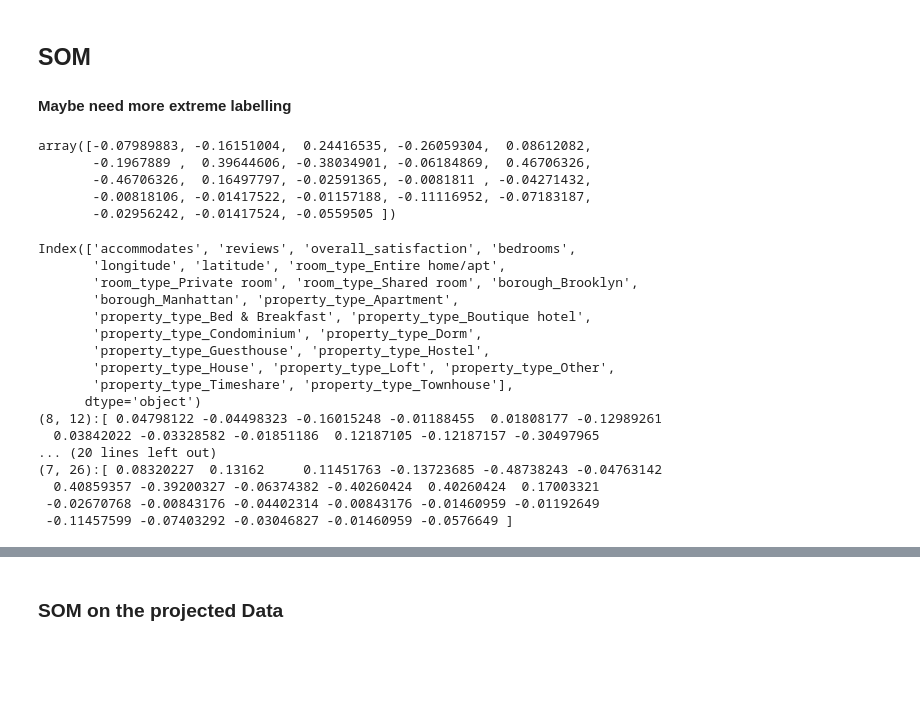
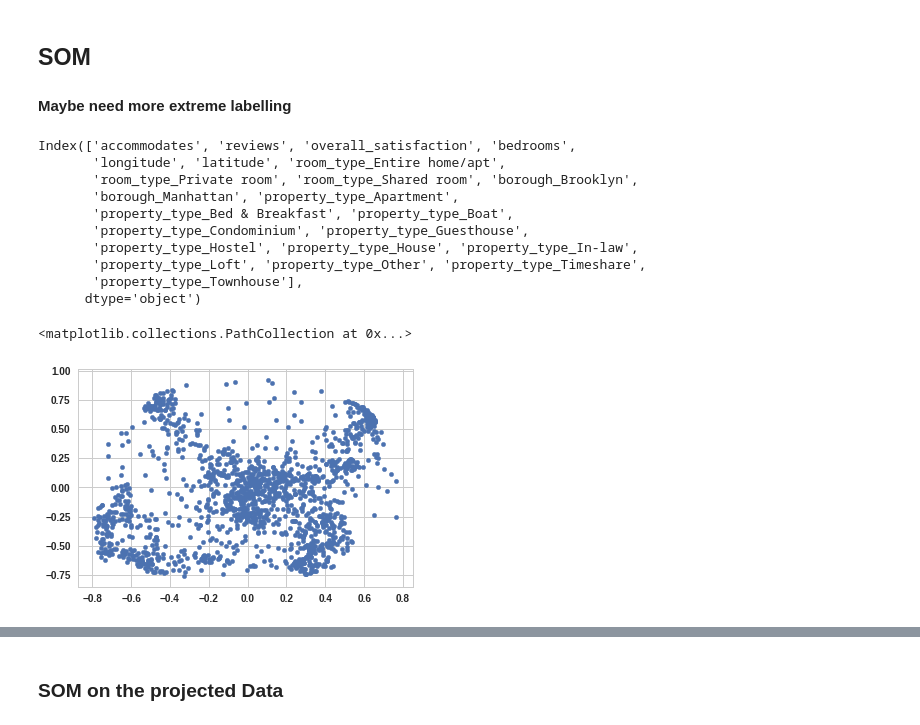
Before and after one commit to edwardfang/IDA_SUSTech_Assignment, a Jupyter notebook: Analysis.ipynb, the cells around one changed output, grey strips where cells are left out. Cells and saved outputs as stored; diff of their text form; code cells hidden in the pictures; blank space fills up the shorter version.

```diff
--- a/Analysis.ipynb
+++ b/Analysis.ipynb
@@ -613,35 +543,21 @@ som = MiniSom(30, 30, 23, sigma=1.4, learning_rate=0.9)
 som.train_random(somdata1,800) # trains the SOM with 100 iterations
-# %%
-som.weights[(1,1)]
-# %% [output]
-array([-0.07989883, -0.16151004,  0.24416535, -0.26059304,  0.08612082,
-       -0.1967889 ,  0.39644606, -0.38034901, -0.06184869,  0.46706326,
-       -0.46706326,  0.16497797, -0.02591365, -0.0081811 , -0.04271432,
-       -0.00818106, -0.01417522, -0.01157188, -0.11116952, -0.07183187,
-       -0.02956242, -0.01417524, -0.0559505 ])
-# %%
-print(somdata1df.columns)
-codebookVectorijs = [(8,12),(29,26),(22,11),(16,29),(13,22),(7,26)]
-for codebookVectorij in codebookVectorijs:
-    print(str(codebookVectorij) + ":" + str(som.weights[codebookVectorij]))
-# %% [output]
-Index(['accommodates', 'reviews', 'overall_satisfaction', 'bedrooms',
-       'longitude', 'latitude', 'room_type_Entire home/apt',
-       'room_type_Private room', 'room_type_Shared room', 'borough_Brooklyn',
-       'borough_Manhattan', 'property_type_Apartment',
-       'property_type_Bed & Breakfast', 'property_type_Boutique hotel',
-       'property_type_Condominium', 'property_type_Dorm',
-       'property_type_Guesthouse', 'property_type_Hostel',
-       'property_type_House', 'property_type_Loft', 'property_type_Other',
-       'property_type_Timeshare', 'property_type_Townhouse'],
-      dtype='object')
-(8, 12):[ 0.04798122 -0.04498323 -0.16015248 -0.01188455  0.01808177 -0.12989261
-  0.03842022 -0.03328582 -0.01851186  0.12187105 -0.12187157 -0.30497965
-... (20 lines left out)
-(7, 26):[ 0.08320227  0.13162     0.11451763 -0.13723685 -0.48738243 -0.04763142
-  0.40859357 -0.39200327 -0.06374382 -0.40260424  0.40260424  0.17003321
- -0.02670768 -0.00843176 -0.04402314 -0.00843176 -0.01460959 -0.01192649
- -0.11457599 -0.07403292 -0.03046827 -0.01460959 -0.0576649 ]
+# %%
+print(somdata1df.columns)
+xyz = som.weights.dot(eigneVectors[:,:3])
+plt.scatter(x = xyz[:,:,0], y =xyz[:,: , 1], s = 20)
+# %% [output]
+Index(['accommodates', 'reviews', 'overall_satisfaction', 'bedrooms',
+       'longitude', 'latitude', 'room_type_Entire home/apt',
+       'room_type_Private room', 'room_type_Shared room', 'borough_Brooklyn',
+       'borough_Manhattan', 'property_type_Apartment',
+       'property_type_Bed & Breakfast', 'property_type_Boat',
+       'property_type_Condominium', 'property_type_Guesthouse',
+       'property_type_Hostel', 'property_type_House', 'property_type_In-law',
+       'property_type_Loft', 'property_type_Other', 'property_type_Timeshare',
+       'property_type_Townhouse'],
+      dtype='object')
+<matplotlib.collections.PathCollection at 0x...>
+[figure, added]
 # %%
 #Plot som
 bone()
```
Also changed, not shown: parts of 57 cells of this notebook, 31 other files.
